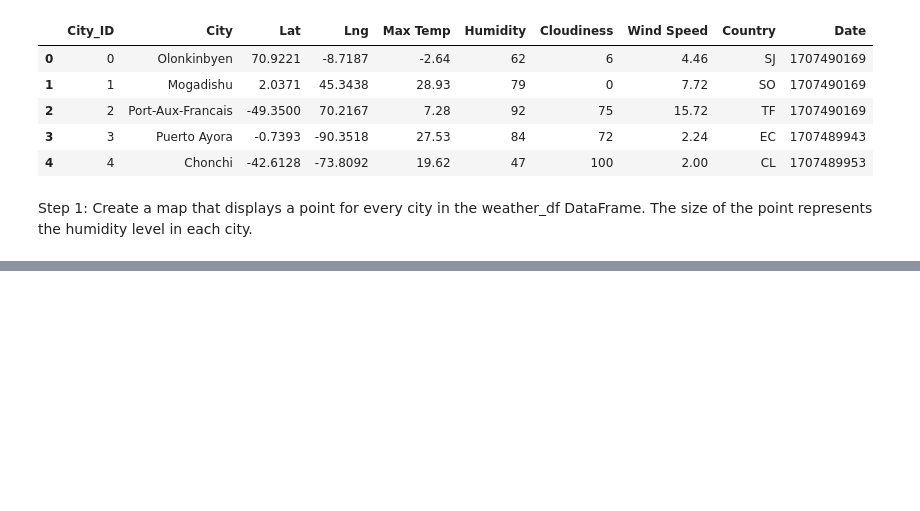
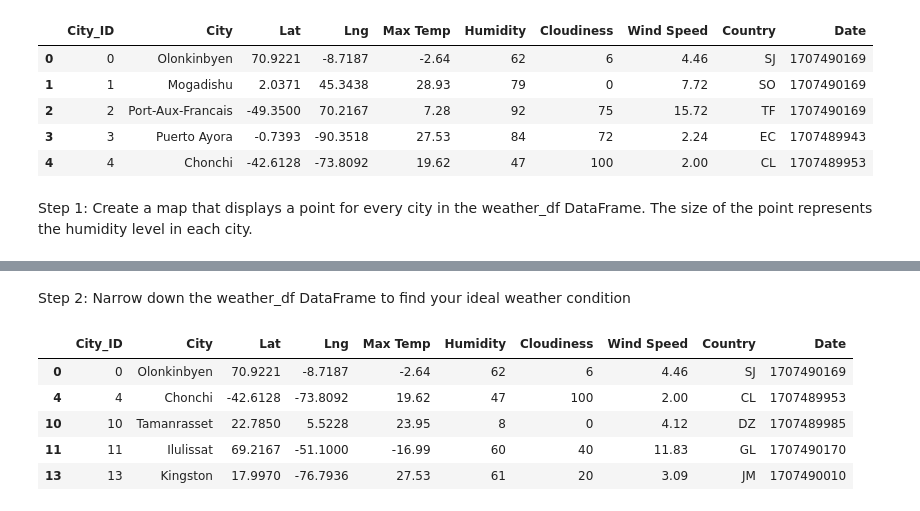
Before and after one commit to gmmarsh/python-api-challenge, a Jupyter notebook: Final Analysis/FinalVacationPy.ipynb, the cells around one changed output, grey strips where cells are left out. Cells and saved outputs as stored; diff of their text form; code cells hidden in the pictures; blank space fills up the shorter version.

```diff
--- a/Final Analysis/FinalVacationPy.ipynb
+++ b/Final Analysis/FinalVacationPy.ipynb
@@ -38,3 +39,20 @@ weather_df.hvplot.points(
 )
 # %% [output]
 [interactive output not drawn]
+# %% [markdown]
+Step 2: Narrow down the weather_df DataFrame to find your ideal weather condition
+# %%
+# filter the weather_df for cities with humidity levels less than 70%
+low_humidity_df = weather_df.loc[weather_df["Humidity"] < 70]
+low_humidity_df.head()
+
+# drop ay rows with NaN values
+low_humidity_df = low_humidity_df.dropna()
+low_humidity_df.head()
+# %% [output]
+|  | City_ID | City | Lat | Lng | Max Temp | Humidity | Cloudiness | Wind Speed | Country | Date |
+| 0 | 0 | Olonkinbyen | 70.9221 | -8.7187 | -2.64 | 62 | 6 | 4.46 | SJ | 1707490169 |
+| 4 | 4 | Chonchi | -42.6128 | -73.8092 | 19.62 | 47 | 100 | 2.00 | CL | 1707489953 |
+| 10 | 10 | Tamanrasset | 22.7850 | 5.5228 | 23.95 | 8 | 0 | 4.12 | DZ | 1707489985 |
+| 11 | 11 | Ilulissat | 69.2167 | -51.1000 | -16.99 | 60 | 40 | 11.83 | GL | 1707490170 |
+| 13 | 13 | Kingston | 17.9970 | -76.7936 | 27.53 | 61 | 20 | 3.09 | JM | 1707490010 |
```
Also changed, not shown: parts of 7 cells of this notebook, 1 other file.
